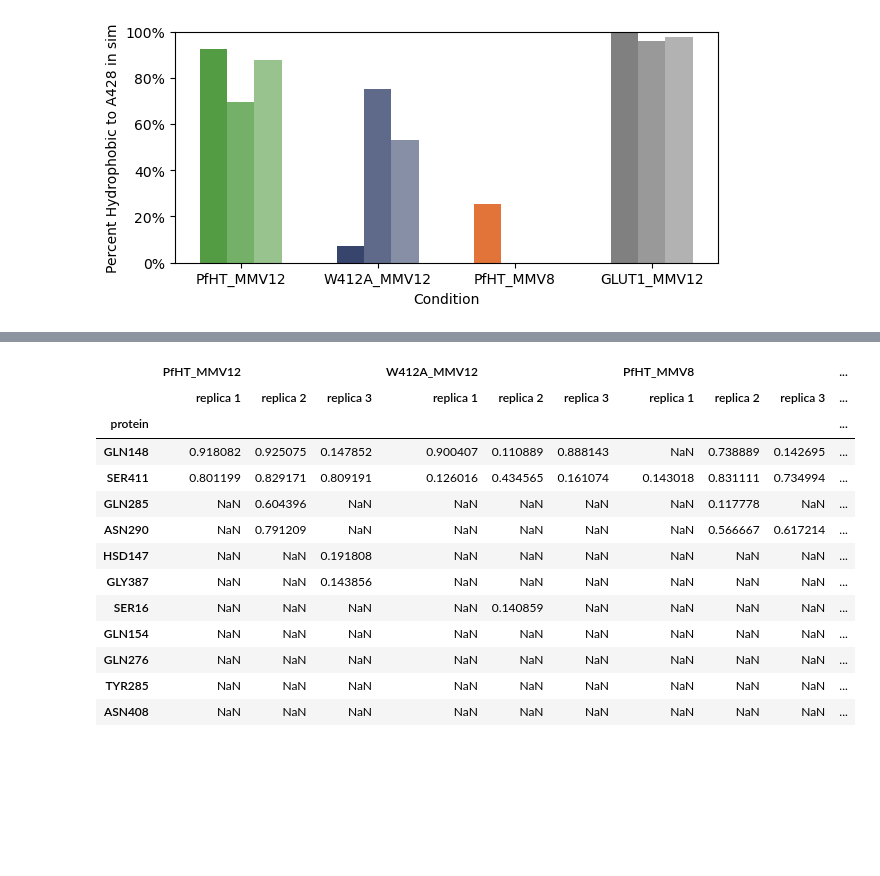
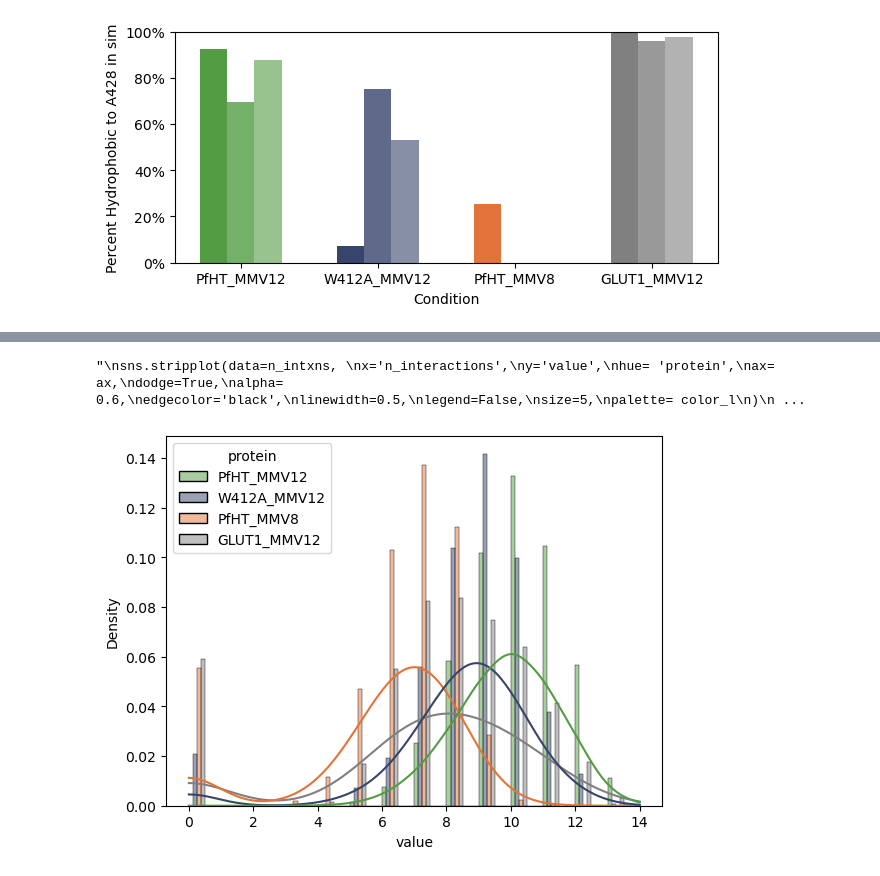
Before and after one commit to semccomas/PfHT_MMV, a Jupyter notebook: prolif_fingerprinting.ipynb, the cells around one changed output, grey strips where cells are left out. Cells and saved outputs as stored; diff of their text form; code cells hidden in the pictures; blank space fills up the shorter version.

```diff
--- a/prolif_fingerprinting.ipynb
+++ b/prolif_fingerprinting.ipynb
@@ -316,17 +401,46 @@ all_mean_interactions = get_all_mean_intxn_time_dfs_wide(
+# %%
+n_intxns_per_frame= pct_interactions_per_frame(intxn_name='Hydrophobic',
+                                     all_fp_dfs= all_fp_dfs,
+                                     value_counts=False,
+                                     percentage=False)
+n_intxns_per_frame = process_wide_df(
+    df= n_intxns_per_frame,
+    index_col_name='Frame',    # index name is also Frame, but this is actually informative, so we rename it to the same name, and melt on this value
+    condition_to_remove=None,
+    index_name='Frame',
+    top_level_melt_name='protein',
+    lower_level_melt_name='replica',
+    add_21=False
+)
 # %%
-all_mean_interactions
+f, ax = plt.subplots(1,1)
+sns.histplot(data=n_intxns_per_frame,
+            x='value',
+            hue='protein',
+            palette= color_l,
+            stat='density',
+            kde_kws= {'bw_adjust':2},
+            element='bars',
+            binwidth=0.5,
+            multiple='dodge',
+            ax=ax,
+            kde=True
+            )
+'''
+sns.stripplot(data=n_intxns,
+x='n_interactions',
+y='value',
+hue= 'protein',
+ax= ax,
+dodge=True,
+alpha= 0.6,
+edgecolor='black',
+linewidth=0.5,
+legend=False,
+size=5,
+palette= color_l
+)
+'''
 # %% [output]
-|  | PfHT_MMV12 |  |  | W412A_MMV12 |  |  | PfHT_MMV8 |  |  | ... |
-|  | replica 1 | replica 2 | replica 3 | replica 1 | replica 2 | replica 3 | replica 1 | replica 2 | replica 3 | ... |
-| protein |  |  |  |  |  |  |  |  |  | ... |
-| GLN148 | 0.918082 | 0.925075 | 0.147852 | 0.900407 | 0.110889 | 0.888143 | NaN | 0.738889 | 0.142695 | ... |
-| SER411 | 0.801199 | 0.829171 | 0.809191 | 0.126016 | 0.434565 | 0.161074 | 0.143018 | 0.831111 | 0.734994 | ... |
-| GLN285 | NaN | 0.604396 | NaN | NaN | NaN | NaN | NaN | 0.117778 | NaN | ... |
-| ASN290 | NaN | 0.791209 | NaN | NaN | NaN | NaN | NaN | 0.566667 | 0.617214 | ... |
-| HSD147 | NaN | NaN | 0.191808 | NaN | NaN | NaN | NaN | NaN | NaN | ... |
-| GLY387 | NaN | NaN | 0.143856 | NaN | NaN | NaN | NaN | NaN | NaN | ... |
-| SER16 | NaN | NaN | NaN | NaN | 0.140859 | NaN | NaN | NaN | NaN | ... |
-| GLN154 | NaN | NaN | NaN | NaN | NaN | NaN | NaN | NaN | NaN | ... |
-| GLN276 | NaN | NaN | NaN | NaN | NaN | NaN | NaN | NaN | NaN | ... |
-| TYR285 | NaN | NaN | NaN | NaN | NaN | NaN | NaN | NaN | NaN | ... |
-| ASN408 | NaN | NaN | NaN | NaN | NaN | NaN | NaN | NaN | NaN | ... |
+"\nsns.stripplot(data=n_intxns, \nx='n_interactions',\ny='value',\nhue= 'protein',\nax= ax,\ndodge=True,\nalpha= 0.6,\nedgecolor='black',\nlinewidth=0.5,\nlegend=False,\nsize=5,\npalette= color_l\n)\n ...
+[figure, added]
```
Also changed, not shown: parts of 18 cells of this notebook.
